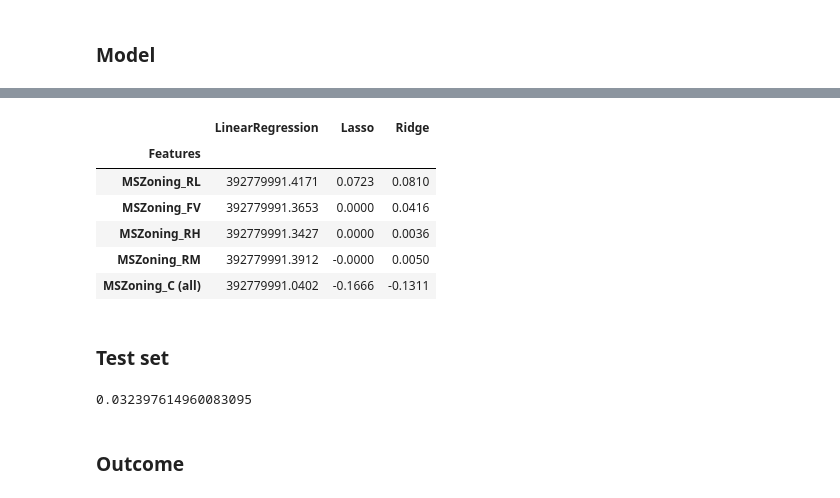
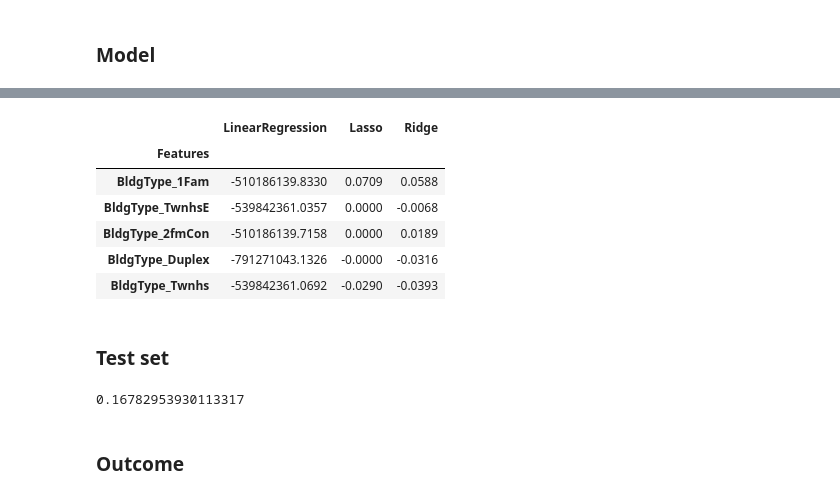
Before and after one commit to StevenDalderop/Ames-Housing-Dataset, a Jupyter notebook: Ames Housing Dataset.ipynb, the cells around one changed output, grey strips where cells are left out. Drawn from its saved outputs; the diff is of its cells as text; code cells hidden in the pictures.

```diff
--- a/Ames Housing Dataset.ipynb
+++ b/Ames Housing Dataset.ipynb
@@ -299,0 +328,2 @@ g=sns.stripplot(x="SaleType",y="SalePrice",jitter=True,data=train)
+# %%
+df["BinsYearBuilt"]=pd.cut(df["YearBuilt"],[1870,1900]+np.arange(1910,2001,5).tolist()+[2003,2004,2005,2006,2007,2011])
@@ -300,7 +348,8 @@ g=sns.stripplot(x="SaleType",y="SalePrice",jitter=True,data=train)
 # %% [markdown]
 ### Model
 # %%
-df_dummies=pd.get_dummies(data=df,columns=["YearBuilt","MSSubClass","Neighborhood","HouseStyle","HeatingQC","CentralAir",
+df_dummies=pd.get_dummies(data=df,columns=["YearBuilt","BinsYearBuilt","MSSubClass","Neighborhood","HouseStyle","HeatingQC",\
+                                           "CentralAir",
                                                  "SaleType","Functional","BldgType","YearRemodAdd","SaleCondition","Condition1",\
                                           "MSZoning"])
 # %%
@@ -366,9 +415,8 @@ def add_to_features(list_name_columns):
         temp=[c for c in col_names if c[0:len(n)]==n]
         outcome+=temp
     return outcome
-
 features=add_to_features(["1stFlrSF","MSSubClass","Neighborhood",
-                          "YearBuilt","YearRemodAdd",
+                          "BinsYearBuilt","YearRemodAdd",
                           "Functional","SaleCondition","BldgType",
                           "HeatingQC","CentralAir","HouseStyle",
                           "Condition1","MSZoning"])
@@ -383,22 +431,22 @@ results,outcomes=cross_validation(features=features)
 # %%
-results.set_index("Features").filter(like="MSZ",axis=0)
+results.set_index("Features").filter(like="Bldg",axis=0)
 # %% [output]
 |  | LinearRegression | Lasso | Ridge |
 | Features |  |  |  |
-| MSZoning_RL | 392779991.4171 | 0.0723 | 0.0810 |
-| MSZoning_FV | 392779991.3653 | 0.0000 | 0.0416 |
-| MSZoning_RH | 392779991.3427 | 0.0000 | 0.0036 |
-| MSZoning_RM | 392779991.3912 | -0.0000 | 0.0050 |
-| MSZoning_C (all) | 392779991.0402 | -0.1666 | -0.1311 |
+| BldgType_1Fam | -510186139.8330 | 0.0709 | 0.0588 |
+| BldgType_TwnhsE | -539842361.0357 | 0.0000 | -0.0068 |
+| BldgType_2fmCon | -510186139.7158 | 0.0000 | 0.0189 |
+| BldgType_Duplex | -791271043.1326 | -0.0000 | -0.0316 |
+| BldgType_Twnhs | -539842361.0692 | -0.0290 | -0.0393 |
 # %% [markdown]
 ### Test set
 # %%
 r=Ridge(alpha=10)
 r.fit(X_train[features],np.log(y_train))
 pred=r.predict(X_test[features])
-mean_squared_error(np.log(y_test),pred)
+root_mean_squared_error(np.log(y_test),pred)
 # %% [output]
-0.032397614960083095
+0.16782953930113317
 # %% [markdown]
 ### Outcome
 # %%
```
Also changed, not shown: parts of 13 cells of this notebook, 1 other file.
